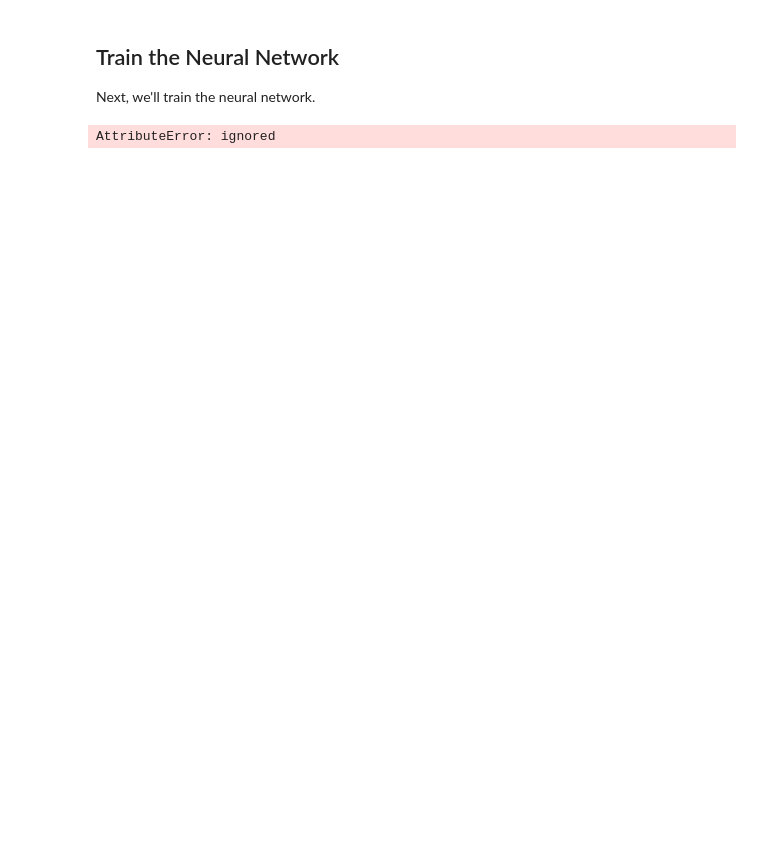
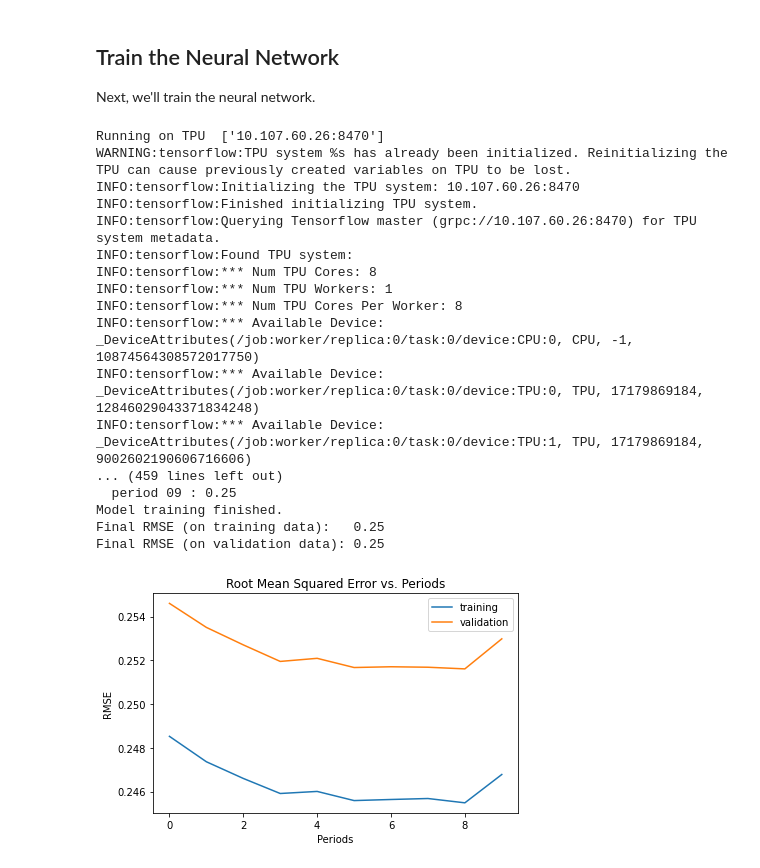
Before and after one commit to deniseiras/BAM1D-Microphysics-Emulation, a Jupyter notebook: BAM1D_Physics_Emulation.ipynb, the cells around one changed output. Saved outputs shown, nothing was run; the diff lists cells and outputs as text; code cells hidden in the pictures; blank space fills up the shorter version.

```diff
--- a/BAM1D_Physics_Emulation.ipynb
+++ b/BAM1D_Physics_Emulation.ipynb
@@ -561,15 +591,62 @@ def train_nn_regression_model(
   print("Final RMSE (on validation data): %0.2f" % validation_root_mean_squared_error)
 
   return dnn_regressor, training_rmse, validation_rmse
-# %%
-_ = train_nn_regression_model(
-    my_optimizer=tf.train.GradientDescentOptimizer(learning_rate=0.0007),
-    steps=5000,
-    batch_size=70,
-    hidden_units=[10, 10],
-    training_examples=training_examples,
-    training_targets=training_targets,
-    validation_examples=validation_examples,
-    validation_targets=validation_targets)
-# %% [output]
-AttributeError: ignored
+# %%
+# TESTE 1
+
+# Choose the first 26546 (10%) (out of 265469) for training.
+normalized_training_examples = normalized_all_examples.head(26546)
+normalized_training_targets = normalized_all_targets.head(26546)
+
+# Choose the last 26546 (10%) (out of 265469) for validation.
+normalized_validation_examples = normalized_all_examples.tail(26546)
+normalized_validation_targets = normalized_all_targets.tail(26546)
+
+# Using GPU ...
+# device_name = tf.test.gpu_device_name()
+# if device_name != '/device:GPU:0':
+#   raise SystemError('GPU device not found')
+# print('Found GPU at: {}'.format(device_name))
+
+# ... or using TPU
+try:
+  tpu = tf.distribute.cluster_resolver.TPUClusterResolver()  # TPU detection
+  print('Running on TPU ', tpu.cluster_spec().as_dict()['worker'])
+except ValueError:
+  raise BaseException('ERROR: Not connected to a TPU runtime; please see the previous cell in this notebook for instructions!')
+
+tf.config.experimental_connect_to_cluster(tpu)
+tf.tpu.experimental.initialize_tpu_system(tpu)
+tpu_strategy = tf.distribute.experimental.TPUStrategy(tpu)
+
+# do the training
+_ = train_nn_regression_model(
+   my_optimizer=tf.train.GradientDescentOptimizer(learning_rate=0.0007),
+    # TODO Denis check clipvalue=5.0
+    # tf2    my_optimizer=tf.optimizers.SGD(learning_rate=0.01, clipvalue=5.0),
+    steps=5000,
+    batch_size=70,
+    hidden_units=[60],
+    training_examples=normalized_training_examples,
+    training_targets=normalized_training_targets,
+    validation_examples=normalized_validation_examples,
+    validation_targets=normalized_validation_targets)
+# %% [output]
+Running on TPU  ['10.107.60.26:8470']
+WARNING:tensorflow:TPU system %s has already been initialized. Reinitializing the TPU can cause previously created variables on TPU to be lost.
+INFO:tensorflow:Initializing the TPU system: 10.107.60.26:8470
+INFO:tensorflow:Finished initializing TPU system.
+INFO:tensorflow:Querying Tensorflow master (grpc://10.107.60.26:8470) for TPU system metadata.
+INFO:tensorflow:Found TPU system:
+INFO:tensorflow:*** Num TPU Cores: 8
+INFO:tensorflow:*** Num TPU Workers: 1
+INFO:tensorflow:*** Num TPU Cores Per Worker: 8
+INFO:tensorflow:*** Available Device: _DeviceAttributes(/job:worker/replica:0/task:0/device:CPU:0, CPU, -1, 10874564308572017750)
+INFO:tensorflow:*** Available Device: _DeviceAttributes(/job:worker/replica:0/task:0/device:TPU:0, TPU, 17179869184, 12846029043371834248)
+INFO:tensorflow:*** Available Device: _DeviceAttributes(/job:worker/replica:0/task:0/device:TPU:1, TPU, 17179869184, 9002602190606716606)
+... (459 lines left out)
+  period 09 : 0.25
+Model training finished.
+Final RMSE (on training data):   0.25
+Final RMSE (on validation data): 0.25
+[figure, added]
```
Also changed, not shown: parts of 17 cells of this notebook.
